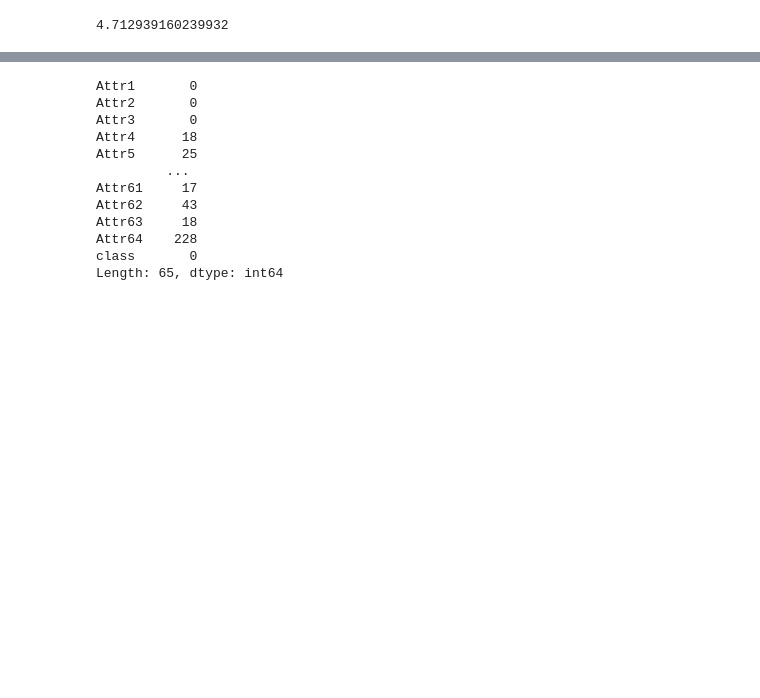
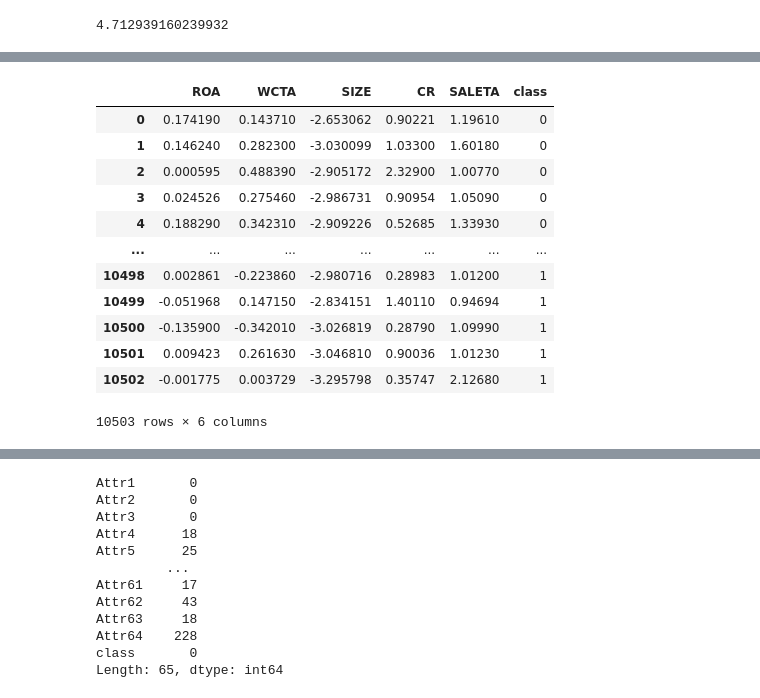
Before and after one commit to Blausher/metrica2023, a Jupyter notebook: metrica2023.ipynb, the cells around one changed output, grey strips where cells are left out. Cells and saved outputs as stored; diff of their text form; code cells hidden in the pictures; blank space fills up the shorter version.

```diff
--- a/metrica2023.ipynb
+++ b/metrica2023.ipynb
@@ -142,0 +148,16 @@ descriptive_df1
+# %%
+df_corr
+# %% [output]
+|  | ROA | WCTA | SIZE | CR | SALETA | class |
+| 0 | 0.174190 | 0.143710 | -2.653062 | 0.90221 | 1.19610 | 0 |
+| 1 | 0.146240 | 0.282300 | -3.030099 | 1.03300 | 1.60180 | 0 |
+| 2 | 0.000595 | 0.488390 | -2.905172 | 2.32900 | 1.00770 | 0 |
+| 3 | 0.024526 | 0.275460 | -2.986731 | 0.90954 | 1.05090 | 0 |
+| 4 | 0.188290 | 0.342310 | -2.909226 | 0.52685 | 1.33930 | 0 |
+| ... | ... | ... | ... | ... | ... | ... |
+| 10498 | 0.002861 | -0.223860 | -2.980716 | 0.28983 | 1.01200 | 1 |
+| 10499 | -0.051968 | 0.147150 | -2.834151 | 1.40110 | 0.94694 | 1 |
+| 10500 | -0.135900 | -0.342010 | -3.026819 | 0.28790 | 1.09990 | 1 |
+| 10501 | 0.009423 | 0.261630 | -3.046810 | 0.90036 | 1.01230 | 1 |
+| 10502 | -0.001775 | 0.003729 | -3.295798 | 0.35747 | 2.12680 | 1 |
+10503 rows × 6 columns
```
Also changed, not shown: parts of 4 cells of this notebook.
